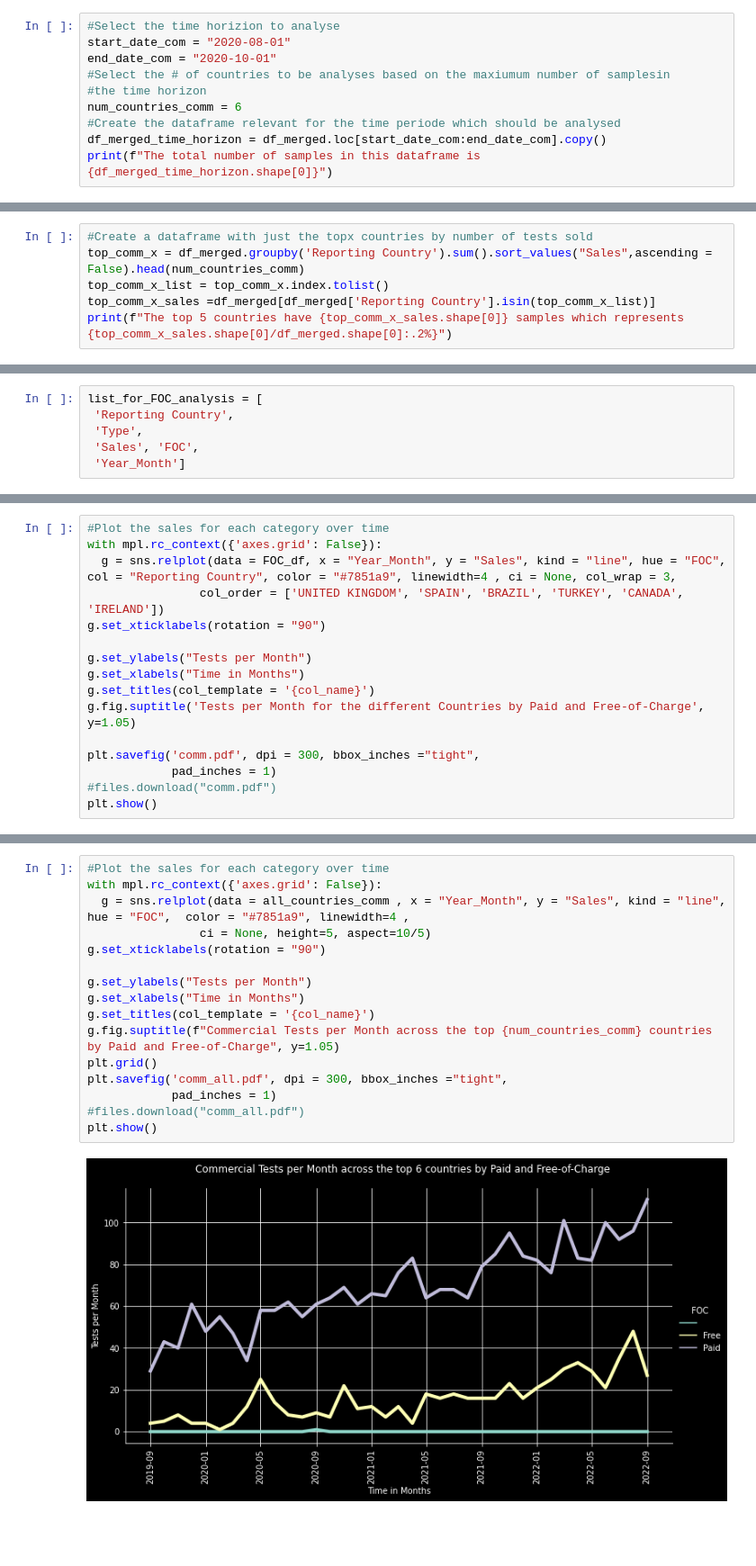
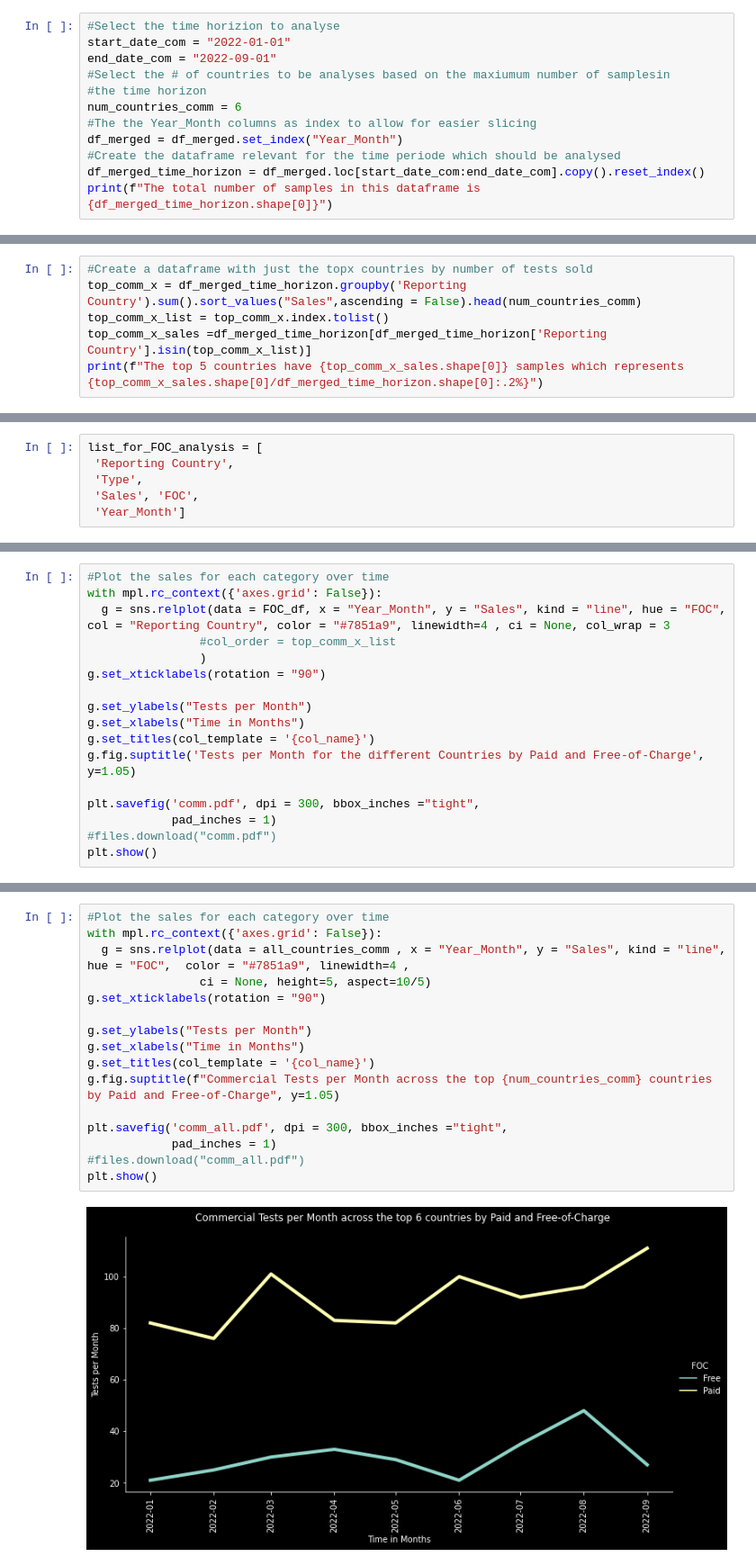
Before and after one commit to SilverSurferClash/Sales_analysis, a Jupyter notebook: Import_clean_SFDC_script.ipynb, the cells around one changed output, grey strips where cells are left out. Shown at 90% size. Saved outputs shown, nothing was run; the diff lists cells and outputs as text; blank space fills up the shorter version.

Commit message:
Fixed issues with selecting the date time range. Starting to add the rolling x month mean

```diff
--- a/Import_clean_SFDC_script.ipynb
+++ b/Import_clean_SFDC_script.ipynb
@@ -614,12 +614,14 @@ dtypes: category(2), datetime64[ns](1), int64(4), object(9)
 memory usage: 421.3+ KB
 # %%
 #Select the time horizion to analyse
-start_date_com = "2020-08-01"
-end_date_com = "2020-10-01"
+start_date_com = "2022-01-01"
+end_date_com = "2022-09-01"
 #Select the # of countries to be analyses based on the maxiumum number of samplesin
 #the time horizon
 num_countries_comm = 6
+#The the Year_Month columns as index to allow for easier slicing
+df_merged = df_merged.set_index("Year_Month")
 #Create the dataframe relevant for the time periode which should be analysed
-df_merged_time_horizon = df_merged.loc[start_date_com:end_date_com].copy()
+df_merged_time_horizon = df_merged.loc[start_date_com:end_date_com].copy().reset_index()
 print(f"The total number of samples in this dataframe is {df_merged_time_horizon.shape[0]}")
 # %% [output]
@@ -656,7 +680,7 @@ memory usage: 212.0+ bytes
 # %%
 #Create a dataframe with just the topx countries by number of tests sold
-top_comm_x = df_merged.groupby('Reporting Country').sum().sort_values("Sales",ascending = False).head(num_countries_comm)
+top_comm_x = df_merged_time_horizon.groupby('Reporting Country').sum().sort_values("Sales",ascending = False).head(num_countries_comm)
 top_comm_x_list = top_comm_x.index.tolist()
-top_comm_x_sales =df_merged[df_merged['Reporting Country'].isin(top_comm_x_list)]
-print(f"The top 5 countries have {top_comm_x_sales.shape[0]} samples which represents {top_comm_x_sales.shape[0]/df_merged.shape[0]:.2%}")
+top_comm_x_sales =df_merged_time_horizon[df_merged_time_horizon['Reporting Country'].isin(top_comm_x_list)]
+print(f"The top 5 countries have {top_comm_x_sales.shape[0]} samples which represents {top_comm_x_sales.shape[0]/df_merged_time_horizon.shape[0]:.2%}")
 # %% [output]
@@ -711,8 +734,9 @@ FOC_df.tail()
 # %%
 #Plot the sales for each category over time
 with mpl.rc_context({'axes.grid': False}):
-  g = sns.relplot(data = FOC_df, x = "Year_Month", y = "Sales", kind = "line", hue = "FOC", col = "Reporting Country", color = "#7851a9", linewidth=4 , ci = None, col_wrap = 3,
-                col_order = ['UNITED KINGDOM', 'SPAIN', 'BRAZIL', 'TURKEY', 'CANADA', 'IRELAND'])
+  g = sns.relplot(data = FOC_df, x = "Year_Month", y = "Sales", kind = "line", hue = "FOC", col = "Reporting Country", color = "#7851a9", linewidth=4 , ci = None, col_wrap = 3
+                #col_order = top_comm_x_list
+                )
 g.set_xticklabels(rotation = "90")
 
 g.set_ylabels("Tests per Month")
@@ -738,21 +762,21 @@ all_countries_comm.sample(3)
 # %%
 #Plot the sales for each category over time
 with mpl.rc_context({'axes.grid': False}):
   g = sns.relplot(data = all_countries_comm , x = "Year_Month", y = "Sales", kind = "line", hue = "FOC",  color = "#7851a9", linewidth=4 ,
                 ci = None, height=5, aspect=10/5)
 g.set_xticklabels(rotation = "90")
 
 g.set_ylabels("Tests per Month")
 g.set_xlabels("Time in Months")
 g.set_titles(col_template = '{col_name}')
 g.fig.suptitle(f"Commercial Tests per Month across the top {num_countries_comm} countries by Paid and Free-of-Charge", y=1.05)
-plt.grid()
+
 plt.savefig('comm_all.pdf', dpi = 300, bbox_inches ="tight",
             pad_inches = 1)
 #files.download("comm_all.pdf")
 plt.show()
 # %% [output]
-[figure, old version]
+[figure, new version]
 # %%
 #All Commercial cases including free
 all_countries_incl_free = commercial_sales_FOC_analysis_df.groupby(['Year_Month']).sum().reset_index()
```
Also changed, not shown: parts of 15 cells of this notebook.
